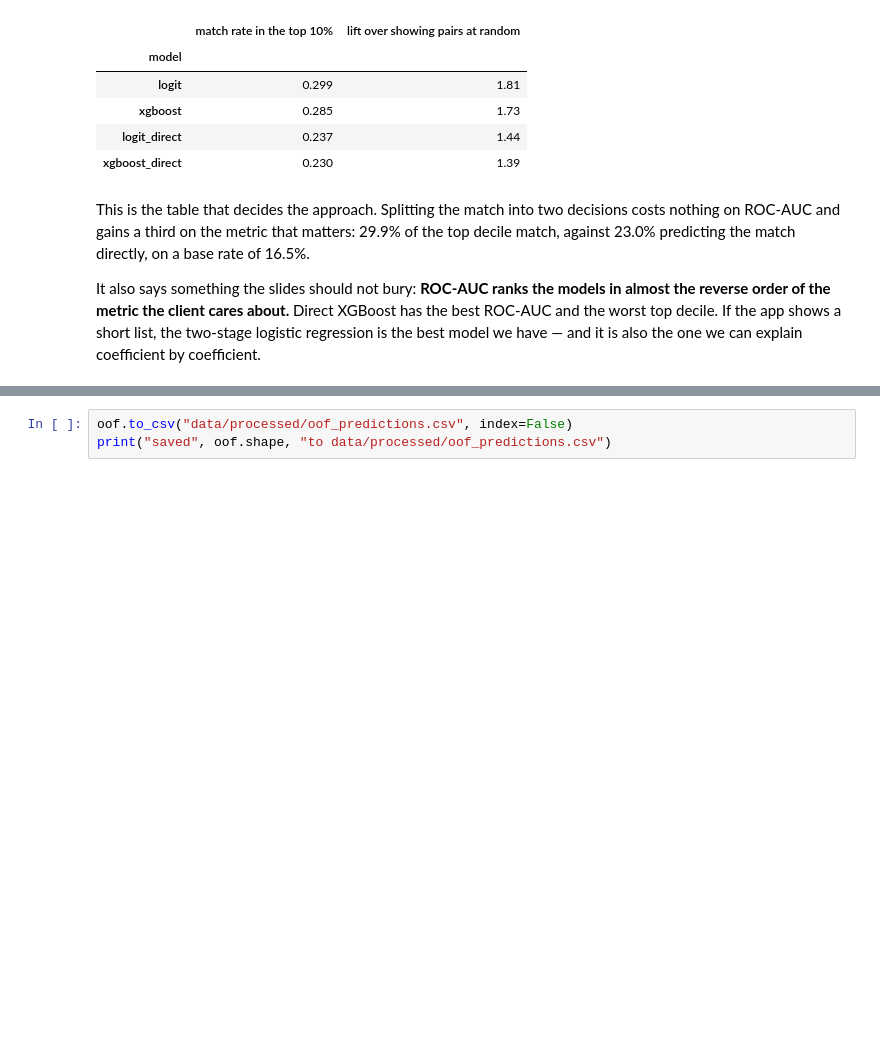
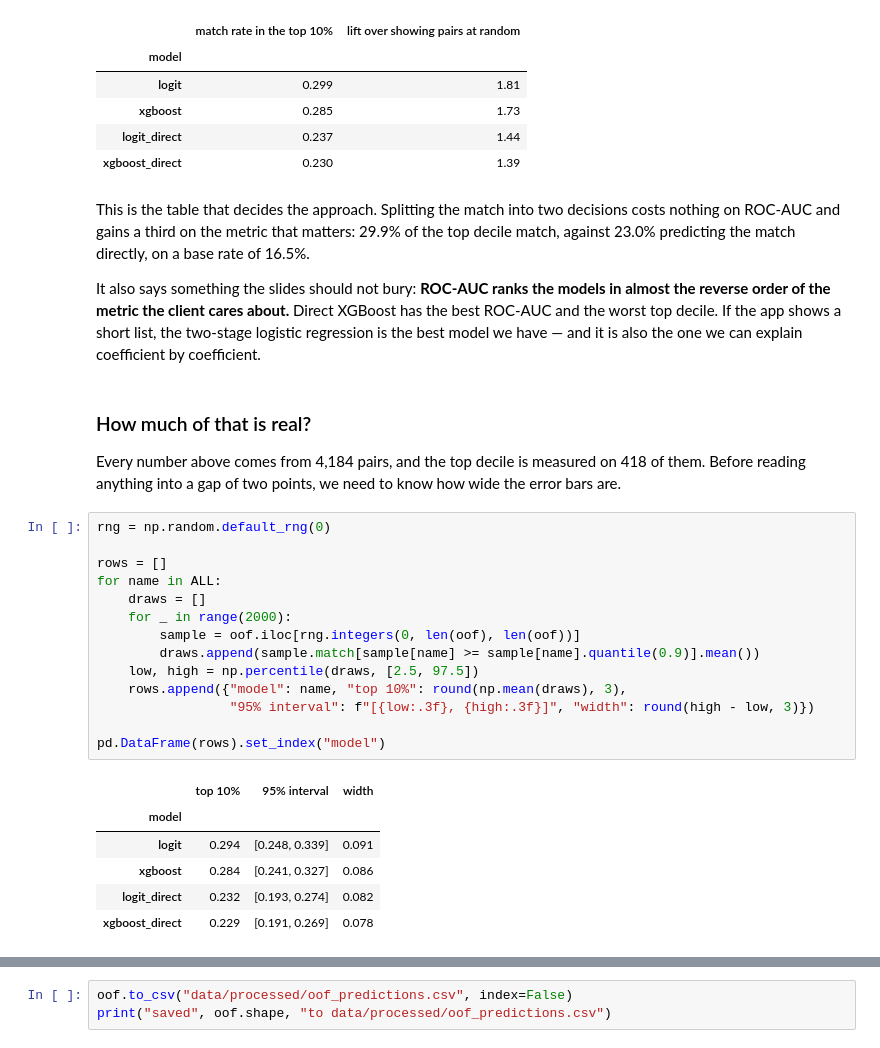
Before and after one commit to ithierda/isaf-group-rito-mitsouka, a Jupyter notebook: notebooks/03_models.ipynb, the cells around one changed output, grey strips where cells are left out. Cells and saved outputs as stored; diff of their text form; blank space fills up the shorter version.

```diff
--- a/notebooks/03_models.ipynb
+++ b/notebooks/03_models.ipynb
@@ -278,3 +278,29 @@ It also says something the slides should not bury: **ROC-AUC ranks the models in
 order of the metric the client cares about.** Direct XGBoost has the best ROC-AUC and the worst top
 decile. If the app shows a short list, the two-stage logistic regression is the best model we have —
 and it is also the one we can explain coefficient by coefficient.
+# %% [markdown]
+### How much of that is real?
+
+Every number above comes from 4,184 pairs, and the top decile is measured on 418 of them. Before
+reading anything into a gap of two points, we need to know how wide the error bars are.
+# %%
+rng = np.random.default_rng(0)
+
+rows = []
+for name in ALL:
+    draws = []
+    for _ in range(2000):
+        sample = oof.iloc[rng.integers(0, len(oof), len(oof))]
+        draws.append(sample.match[sample[name] >= sample[name].quantile(0.9)].mean())
+    low, high = np.percentile(draws, [2.5, 97.5])
+    rows.append({"model": name, "top 10%": round(np.mean(draws), 3),
+                 "95% interval": f"[{low:.3f}, {high:.3f}]", "width": round(high - low, 3)})
+
+pd.DataFrame(rows).set_index("model")
+# %% [output]
+|  | top 10% | 95% interval | width |
+| model |  |  |  |
+| logit | 0.294 | [0.248, 0.339] | 0.091 |
+| xgboost | 0.284 | [0.241, 0.327] | 0.086 |
+| logit_direct | 0.232 | [0.193, 0.274] | 0.082 |
+| xgboost_direct | 0.229 | [0.191, 0.269] | 0.078 |
```
Also changed, not shown: parts of 3 cells of this notebook, 2 other files.
